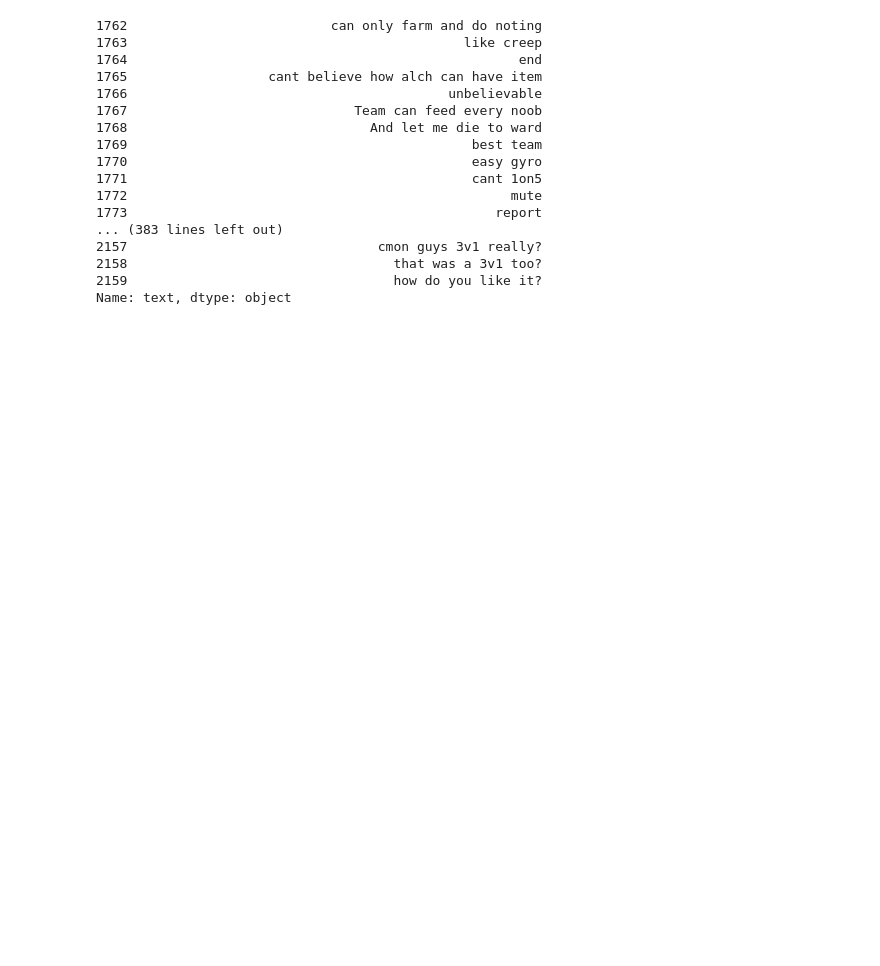
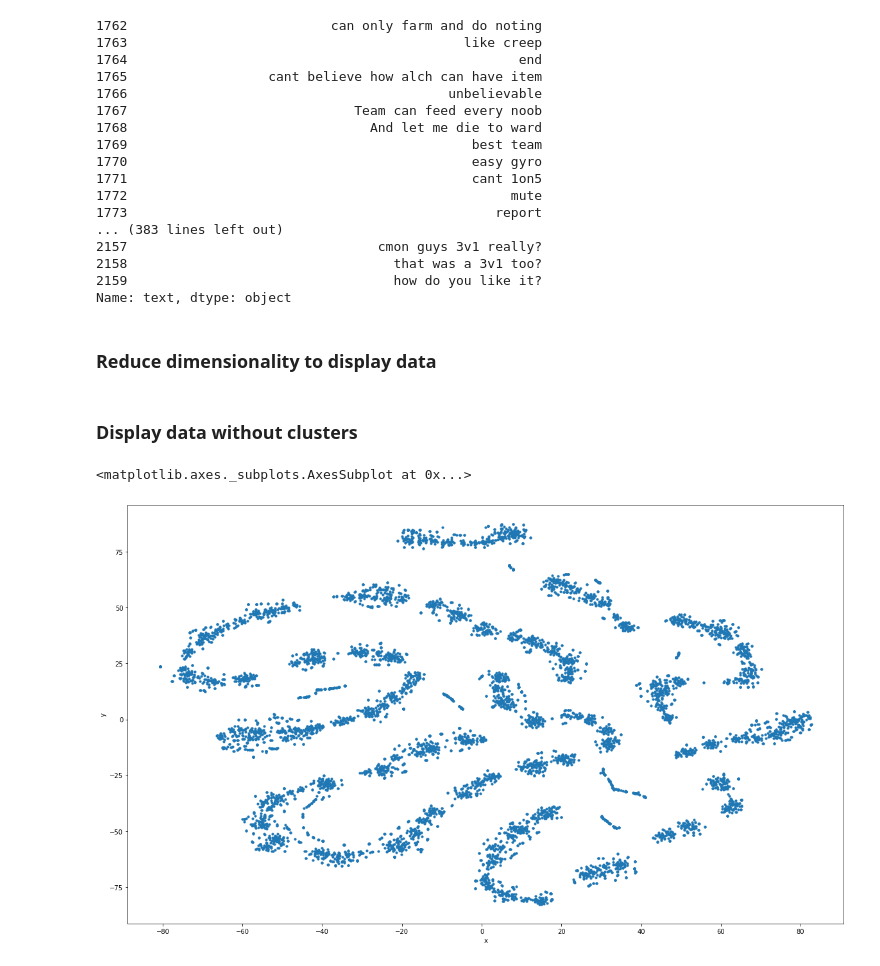
Before and after one commit to csralvall/online_game_toxicity, a Jupyter notebook: clustering_w2v.ipynb, the cells around one changed output. Saved outputs shown, nothing was run; the diff lists cells and outputs as text; code cells hidden in the pictures; blank space fills up the shorter version.

Commit message:
Add graphics displaying clusters and datapoints

```diff
--- a/clustering_w2v.ipynb
+++ b/clustering_w2v.ipynb
@@ -295,3 +411,21 @@ w2v_group.get_group(23)['text']
 2158                                  that was a 3v1 too?
 2159                                  how do you like it?
 Name: text, dtype: object
+# %% [markdown]
+### Reduce dimensionality to display data
+# %%
+# use TSNE to reduce dimensionality of data
+tsne = sklearn.manifold.TSNE(n_components=2, random_state=0)
+matrix_dicc2d = tsne.fit_transform(w2v_reduced)
+# %% [markdown]
+### Display data without clusters
+# %%
+pointsspacy = pd.DataFrame(
+    [(chat, coord[0], coord[1]) for (chat, coord) in zip(chats, matrix_dicc2d)],
+    columns=["word", "x", "y"]
+)
+# %%
+pointsspacy.plot.scatter("x", "y", s=10, figsize=(20, 12))
+# %% [output]
+<matplotlib.axes._subplots.AxesSubplot at 0x...>
+[figure, added]
```
Also changed, not shown: parts of 24 cells of this notebook.
